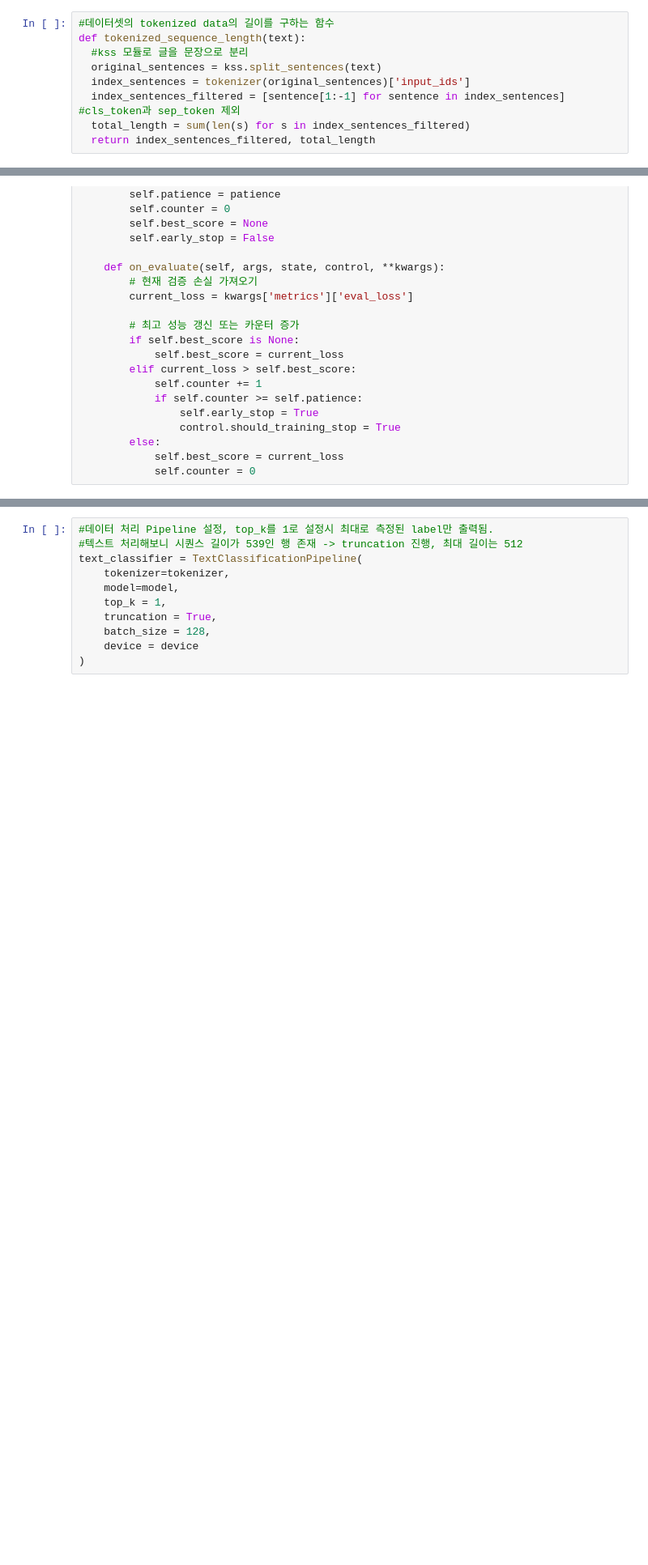
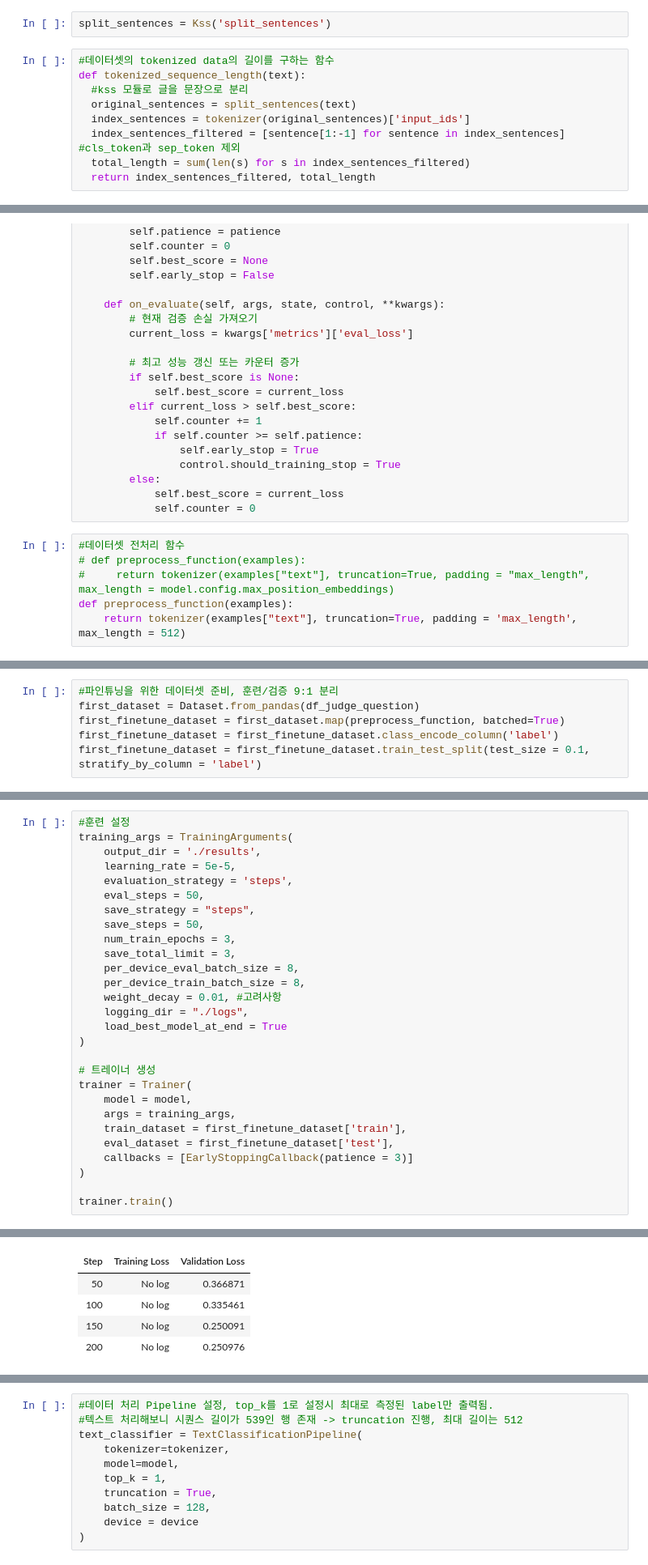
Before and after one commit to Kimhansav/everynocode_search_engine, a Jupyter notebook: old/BP_judge_question.ipynb, the cells around one changed output, grey strips where cells are left out. Shown at 81% size. Drawn from its saved outputs; the diff is of its cells as text; blank space fills up the shorter version.

```diff
--- a/old/BP_judge_question.ipynb
+++ b/old/BP_judge_question.ipynb
@@ -121,11 +174,13 @@ df_all_comments = pd.read_excel('/content/drive/My Drive/community_all_comments_
 인자 중 max_length가 존재하기 때문에 어차피 길이를 초과하는 데이터는 truncation이 진행된다.
 
 그렇기 때문에 데이터 평균 길이를 비교하려면 원본 리스트를 사용해야 한다.
+# %%
+split_sentences = Kss('split_sentences')
 # %%
 #데이터셋의 tokenized data의 길이를 구하는 함수
 def tokenized_sequence_length(text):
   #kss 모듈로 글을 문장으로 분리
-  original_sentences = kss.split_sentences(text)
+  original_sentences = split_sentences(text)
   index_sentences = tokenizer(original_sentences)['input_ids']
   index_sentences_filtered = [sentence[1:-1] for sentence in index_sentences] #cls_token과 sep_token 제외
   total_length = sum(len(s) for s in index_sentences_filtered)
@@ -260,3 +329,9 @@ class EarlyStoppingCallback(TrainerCallback):
         else:
             self.best_score = current_loss
             self.counter = 0
+# %%
+#데이터셋 전처리 함수
+# def preprocess_function(examples):
+#     return tokenizer(examples["text"], truncation=True, padding = "max_length", max_length = model.config.max_position_embeddings)
+def preprocess_function(examples):
+    return tokenizer(examples["text"], truncation=True, padding = 'max_length', max_length = 512)
@@ -262,0 +385,6 @@ class EarlyStoppingCallback(TrainerCallback):
+# %%
+#파인튜닝을 위한 데이터셋 준비, 훈련/검증 9:1 분리
+first_dataset = Dataset.from_pandas(df_judge_question)
+first_finetune_dataset = first_dataset.map(preprocess_function, batched=True)
+first_finetune_dataset = first_finetune_dataset.class_encode_column('label')
+first_finetune_dataset = first_finetune_dataset.train_test_split(test_size = 0.1, stratify_by_column = 'label')
@@ -262,0 +395,29 @@ class EarlyStoppingCallback(TrainerCallback):
+# %%
+#훈련 설정
+training_args = TrainingArguments(
+    output_dir = './results',
+    learning_rate = 5e-5,
+    evaluation_strategy = 'steps',
+    eval_steps = 50,
+    save_strategy = "steps",
+    save_steps = 50,
+    num_train_epochs = 3,
+    save_total_limit = 3,
+    per_device_eval_batch_size = 8,
+    per_device_train_batch_size = 8,
+    weight_decay = 0.01, #고려사항
+    logging_dir = "./logs",
+    load_best_model_at_end = True
+)
+
+# 트레이너 생성
+trainer = Trainer(
+    model = model,
+    args = training_args,
+    train_dataset = first_finetune_dataset['train'],
+    eval_dataset = first_finetune_dataset['test'],
+    callbacks = [EarlyStoppingCallback(patience = 3)]
+)
+
+trainer.train()
+# %% [output]
@@ -262,0 +425,5 @@ class EarlyStoppingCallback(TrainerCallback):
+| Step | Training Loss | Validation Loss |
+| 50 | No log | 0.366871 |
+| 100 | No log | 0.335461 |
+| 150 | No log | 0.250091 |
+| 200 | No log | 0.250976 |
```
Also changed, not shown: parts of 30 cells of this notebook.
